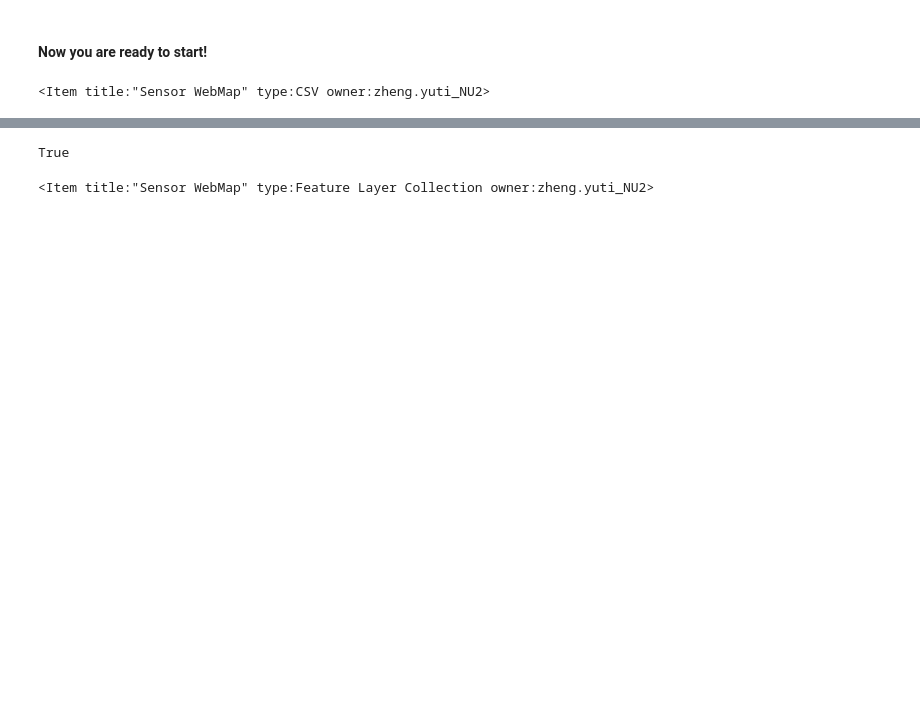
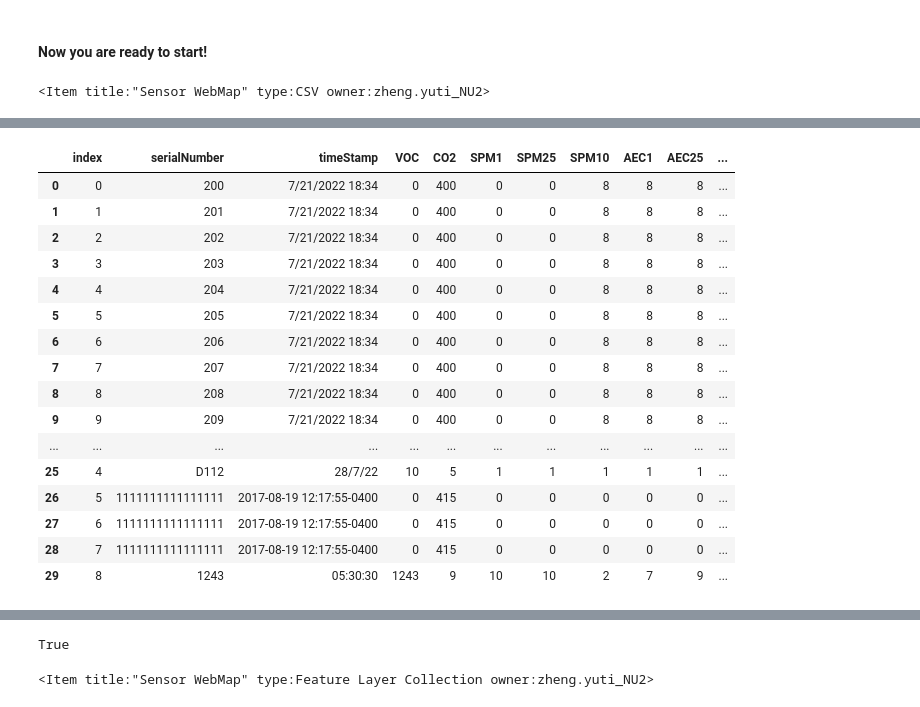
Before and after one commit to AirPollutionLondon/data_manipulation, a Jupyter notebook: data_api/jupyter_notebook/airPollutionLondon2022DataUpdateCode.ipynb, the cells around one changed output, grey strips where cells are left out. Saved outputs shown, nothing was run; the diff lists cells and outputs as text; code cells hidden in the pictures; blank space fills up the shorter version.

```diff
--- a/data_api/jupyter_notebook/airPollutionLondon2022DataUpdateCode.ipynb
+++ b/data_api/jupyter_notebook/airPollutionLondon2022DataUpdateCode.ipynb
@@ -28,3 +53,26 @@ original_df = pd.read_csv(csv_path)
 # %%
 # Drop any column names that consist of "unnamed"
-original_df.drop(original_df.columns[original_df.columns.str.contains('unnamed', case = False)], axis = 1, inplace = True)
+#original_df.drop(original_df.columns[original_df.columns.str.contains('unnamed', case = False)], axis = 1, inplace = True)
+
+# Drop all columns except for the desired ones
+# serialNumber, timeStamp, VOC, CO2, SPM1, SPM25, SPM10, AEC1, AEC25, AEC10, status, lat, lon
+column_lst = list(original_df.columns)
+original_df.drop(original_df.loc[:, ~original_df.columns.isin(column_lst)])
+# %% [output]
+|  | index | serialNumber | timeStamp | VOC | CO2 | SPM1 | SPM25 | SPM10 | AEC1 | AEC25 | ... |
+| 0 | 0 | 200 | 7/21/2022 18:34 | 0 | 400 | 0 | 0 | 8 | 8 | 8 | ... |
+| 1 | 1 | 201 | 7/21/2022 18:34 | 0 | 400 | 0 | 0 | 8 | 8 | 8 | ... |
+| 2 | 2 | 202 | 7/21/2022 18:34 | 0 | 400 | 0 | 0 | 8 | 8 | 8 | ... |
+| 3 | 3 | 203 | 7/21/2022 18:34 | 0 | 400 | 0 | 0 | 8 | 8 | 8 | ... |
+| 4 | 4 | 204 | 7/21/2022 18:34 | 0 | 400 | 0 | 0 | 8 | 8 | 8 | ... |
+| 5 | 5 | 205 | 7/21/2022 18:34 | 0 | 400 | 0 | 0 | 8 | 8 | 8 | ... |
+| 6 | 6 | 206 | 7/21/2022 18:34 | 0 | 400 | 0 | 0 | 8 | 8 | 8 | ... |
+| 7 | 7 | 207 | 7/21/2022 18:34 | 0 | 400 | 0 | 0 | 8 | 8 | 8 | ... |
+| 8 | 8 | 208 | 7/21/2022 18:34 | 0 | 400 | 0 | 0 | 8 | 8 | 8 | ... |
+| 9 | 9 | 209 | 7/21/2022 18:34 | 0 | 400 | 0 | 0 | 8 | 8 | 8 | ... |
+| ... | ... | ... | ... | ... | ... | ... | ... | ... | ... | ... | ... |
+| 25 | 4 | D112 | 28/7/22 | 10 | 5 | 1 | 1 | 1 | 1 | 1 | ... |
+| 26 | 5 | 1111111111111111 | 2017-08-19 12:17:55-0400 | 0 | 415 | 0 | 0 | 0 | 0 | 0 | ... |
+| 27 | 6 | 1111111111111111 | 2017-08-19 12:17:55-0400 | 0 | 415 | 0 | 0 | 0 | 0 | 0 | ... |
+| 28 | 7 | 1111111111111111 | 2017-08-19 12:17:55-0400 | 0 | 415 | 0 | 0 | 0 | 0 | 0 | ... |
+| 29 | 8 | 1243 | 05:30:30 | 1243 | 9 | 10 | 10 | 2 | 7 | 9 | ... |
```
Also changed, not shown: parts of 9 cells of this notebook.
